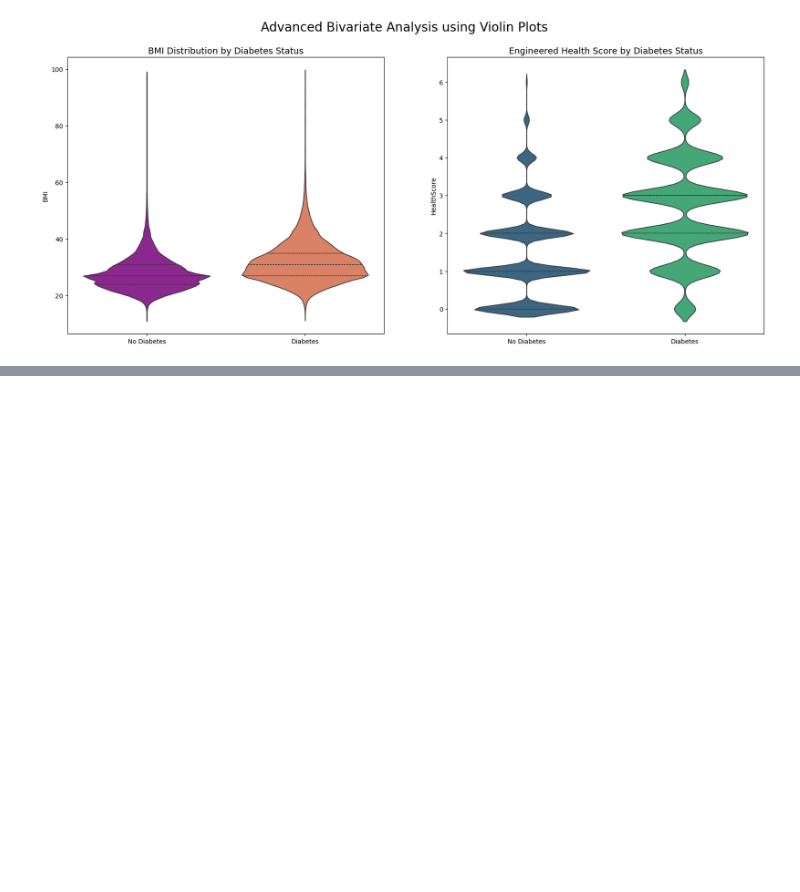
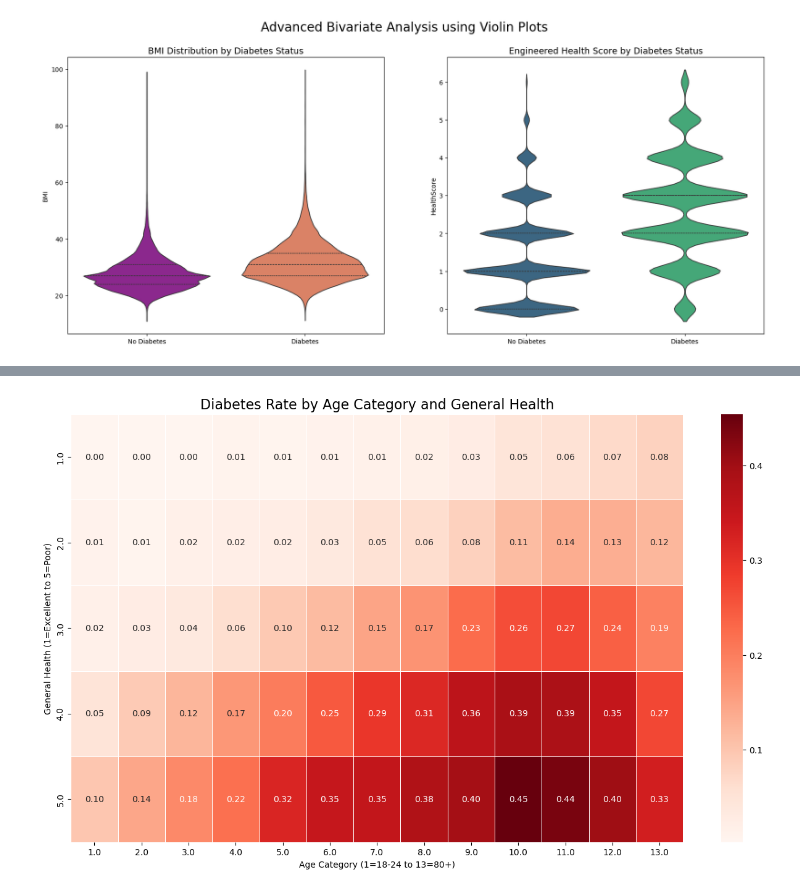
Before and after one commit to thekushak0003/Healthcare-Analytics, a Jupyter notebook: Health-Intellect/analysis_01.ipynb, the cells around one changed output, grey strips where cells are left out. Cells and saved outputs as stored; diff of their text form; code cells hidden in the pictures; blank space fills up the shorter version.

```diff
--- a/Health-Intellect/analysis_01.ipynb
+++ b/Health-Intellect/analysis_01.ipynb
@@ -289,0 +294,12 @@ plt.show()
+# %%
+# Analyzing the interaction between General Health and Age
+pivot_table=df.pivot_table(values='Diabetes_binary',index='GenHlth',columns='Age',aggfunc=np.mean)
+
+plt.figure(figsize=(16,9))
+sns.heatmap(pivot_table,annot=True,fmt='.2f',cmap='Reds',linewidths=.5)
+plt.title('Diabetes Rate by Age Category and General Health',fontsize=16)
+plt.xlabel('Age Category (1=18-24 to 13=80+)')
+plt.ylabel('General Health (1=Excellent to 5=Poor)')
+plt.show()
+# %% [output]
+[figure, added]
```
Also changed, not shown: parts of 8 cells of this notebook.
